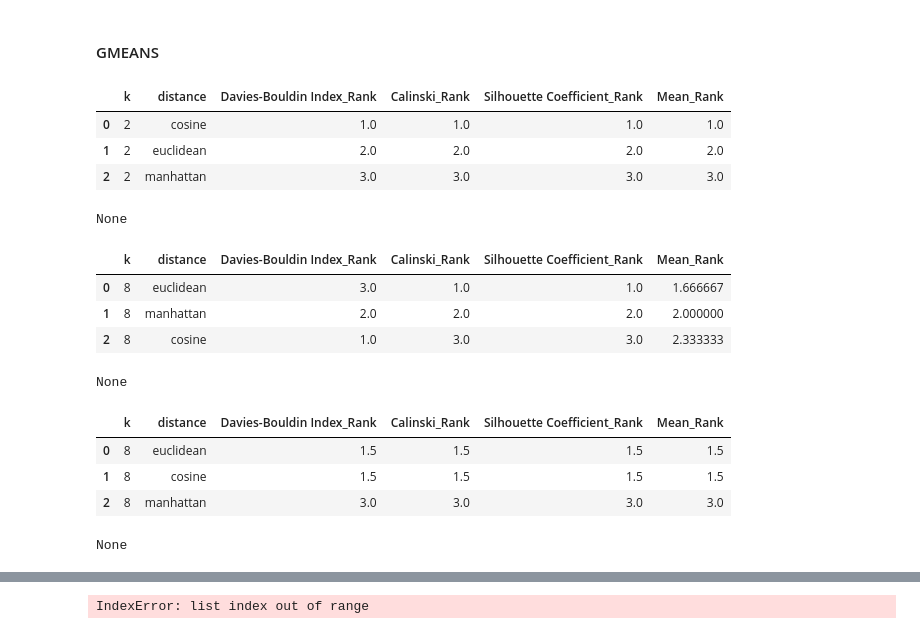
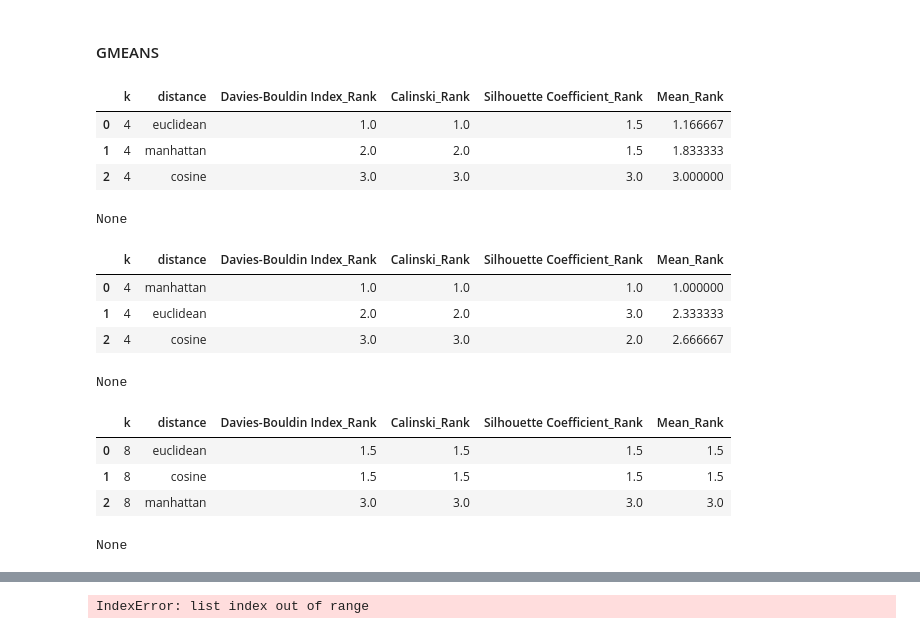
Before and after one commit to Bernat-C/Clustering-Analysis, a Jupyter notebook: evaluation.ipynb, the cells around one changed output, grey strips where cells are left out. Drawn from its saved outputs; the diff is of its cells as text; code cells hidden in the pictures.

```diff
--- a/evaluation.ipynb
+++ b/evaluation.ipynb
@@ -49,6 +54,10 @@ def preprocess_results(filepath, method):
         results['algorithm'] = results['Method'].str.split('_').str[3].str.split('algorithm').str[1]
         results['xi'] = results['Method'].str.split('_').str[4].str.split('xi').str[1].astype(float)
         results['min'] = results['Method'].str.split('_').str[5].str.split('min').str[1].astype(float)
+    elif model == 'GlobalFastKmeans':
+        results['k'] = results['Method'].str.split('_').str[1].str.split('k').str[1].astype(int)
+        results['distance'] = results['Method'].str.split('_').str[2].str.split('distance-').str[1]
+        results['kfound'] = results['Method'].str.split('_').str[2].str.split('kfound-').str[1]
 
 
     return results
@@ -189,7 +198,7 @@ distances = ['euclidean', 'manhattan', 'cosine']
 
 model = 'kmeans'
 datasets = ['grid', 'sick', 'vowel']
-ks_decided = [4, 7, 11]
+ks_decided = [4, 7, 12]
 
 metrics = ["Davies-Bouldin Index", "Silhouette Coefficient", "Calinski"]
 
@@ -225,33 +234,33 @@ None
 # %%
 distances = ['euclidean', 'manhattan', 'cosine']
 
 model = 'gmeans'
 datasets = ['grid', 'sick', 'vowel']
-ks_decided = [2, 8, 8]
+ks_decided = [4, 4, 8]
 
 metrics = ["Davies-Bouldin Index", "Silhouette Coefficient", "Calinski"]
 
 for dataset, k_decided in zip(datasets, ks_decided):
     dataset_results = preprocess_results(f'./output/{model}_{dataset}.csv', 'kmeans')
     subset = pd.DataFrame()
     for distance in distances:
         result = dataset_results[dataset_results['distance'] == distance]
         result = result[result['distance'] == distance]
 
         sub = rank_and_sort(result[result['k']==k_decided],metrics=["Davies-Bouldin Index","Calinski","Silhouette Coefficient"],n=3)
         subset = pd.concat((subset, sub.head(1)))
     final = rank_and_sort(subset,metrics=["Davies-Bouldin Index","Calinski","Silhouette Coefficient"],n=3)
     display(display(final.loc[:, ['k', 'distance']+[metric for metric in final.columns if 'Rank' in metric]]))
 # %% [output]
 |  | k | distance | Davies-Bouldin Index_Rank | Calinski_Rank | Silhouette Coefficient_Rank | Mean_Rank |
-| 0 | 2 | cosine | 1.0 | 1.0 | 1.0 | 1.0 |
-| 1 | 2 | euclidean | 2.0 | 2.0 | 2.0 | 2.0 |
-| 2 | 2 | manhattan | 3.0 | 3.0 | 3.0 | 3.0 |
+| 0 | 4 | euclidean | 1.0 | 1.0 | 1.5 | 1.166667 |
+| 1 | 4 | manhattan | 2.0 | 2.0 | 1.5 | 1.833333 |
+| 2 | 4 | cosine | 3.0 | 3.0 | 3.0 | 3.000000 |
 None
 |  | k | distance | Davies-Bouldin Index_Rank | Calinski_Rank | Silhouette Coefficient_Rank | Mean_Rank |
-| 0 | 8 | euclidean | 3.0 | 1.0 | 1.0 | 1.666667 |
-| 1 | 8 | manhattan | 2.0 | 2.0 | 2.0 | 2.000000 |
-| 2 | 8 | cosine | 1.0 | 3.0 | 3.0 | 2.333333 |
+| 0 | 4 | manhattan | 1.0 | 1.0 | 1.0 | 1.000000 |
+| 1 | 4 | euclidean | 2.0 | 2.0 | 3.0 | 2.333333 |
+| 2 | 4 | cosine | 3.0 | 3.0 | 2.0 | 2.666667 |
 None
 |  | k | distance | Davies-Bouldin Index_Rank | Calinski_Rank | Silhouette Coefficient_Rank | Mean_Rank |
 | 0 | 8 | euclidean | 1.5 | 1.5 | 1.5 | 1.5 |
```
Also changed, not shown: parts of 4 cells of this notebook, 6 other files.
